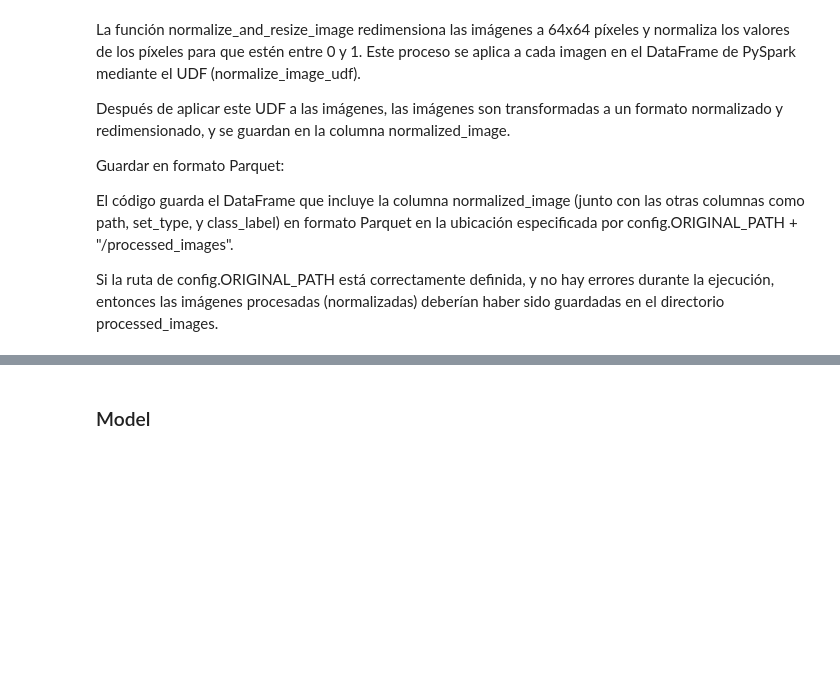
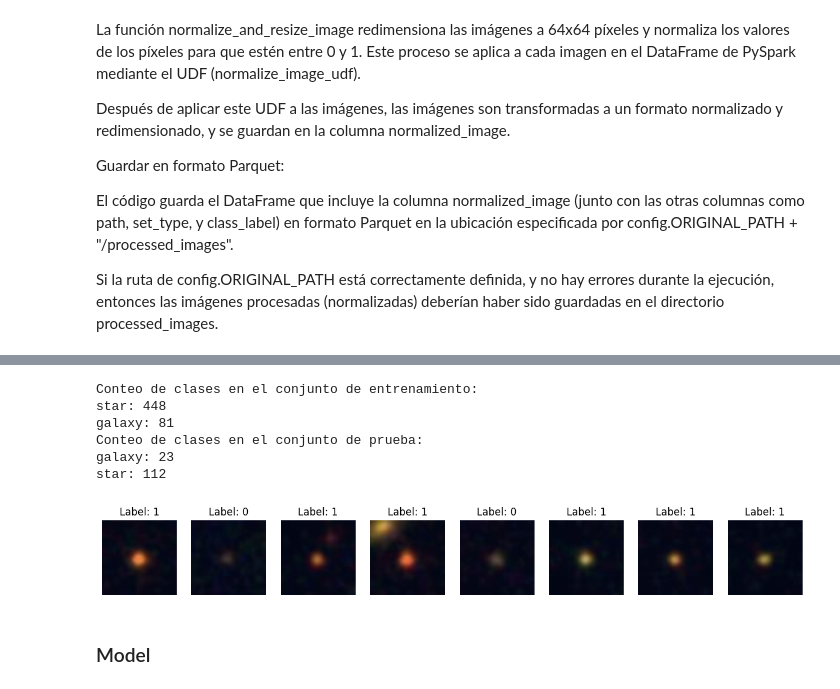
Before and after one commit to Gonzatorra/bigDataAstronomy, a Jupyter notebook: process.ipynb, the cells around one changed output, grey strips where cells are left out. Saved outputs shown, nothing was run; the diff lists cells and outputs as text; code cells hidden in the pictures; blank space fills up the shorter version.

```diff
--- a/process.ipynb
+++ b/process.ipynb
@@ -559,3 +501,22 @@ df.select("path", "set_type", "class_label", "normalized_image").write.parquet(c
+# %%
+import torch
+from torch.utils.data import DataLoader
+from torchvision import datasets, transforms
+
+# Definir las transformaciones para preprocesar las imágenes
+transform = transforms.Compose([
+    transforms.Resize((224, 224)),  # Redimensionar las imágenes a 224x224
+    transforms.ToTensor(),          # Convertir las imágenes a tensores
+    transforms.Normalize(mean=[0.485, 0.456, 0.406], std=[0.229, 0.224, 0.225])  # Normalizar las imágenes
+])
+
+# Cargar los conjuntos de entrenamiento y prueba
+train_dataset = datasets.ImageFolder(root='/home/haizeagonzalez/bigData/images/train', transform=transform)
+test_dataset = datasets.ImageFolder(root='/home/haizeagonzalez/bigData/images/test', transform=transform)
+
+# Crear los DataLoaders
+train_loader = DataLoader(train_dataset, batch_size=32, shuffle=True)
+test_loader = DataLoader(test_dataset, batch_size=32, shuffle=False)
 # %% [markdown]
 La función normalize_and_resize_image redimensiona las imágenes a 64x64 píxeles y normaliza los valores de los píxeles para que estén entre 0 y 1. Este proceso se aplica a cada imagen en el DataFrame de PySpark mediante el UDF (normalize_image_udf).
 
@@ -585,3 +530,63 @@ plt.show()
+# %%
+from collections import Counter
+
+# Función para contar las clases en un DataLoader
+def count_classes(data_loader):
+    class_counts = Counter()
+    for _, labels in data_loader:
+        class_counts.update(labels.numpy())  # Actualizar el contador de clases
+    return class_counts
+
+# Contar las clases en el conjunto de entrenamiento
+train_class_counts = count_classes(train_loader)
+print("Conteo de clases en el conjunto de entrenamiento:")
+for class_idx, count in train_class_counts.items():
+    class_name = train_dataset.classes[class_idx]
+    print(f"{class_name}: {count}")
+
+# Contar las clases en el conjunto de prueba
+test_class_counts = count_classes(test_loader)
+print("Conteo de clases en el conjunto de prueba:")
+for class_idx, count in test_class_counts.items():
+    class_name = test_dataset.classes[class_idx]
+    print(f"{class_name}: {count}")
+# %% [output]
+Conteo de clases en el conjunto de entrenamiento:
+star: 448
+galaxy: 81
+Conteo de clases en el conjunto de prueba:
+galaxy: 23
+star: 112
+# %%
+import matplotlib.pyplot as plt
+import numpy as np
+import torch
+
+# Obtener las primeras 5 imágenes y sus etiquetas del DataLoader
+def show_images(data_loader, num_images=5):
+    # Iterar sobre el DataLoader
+    data_iter = iter(data_loader)
+    images, labels = next(data_iter)
+
+    # Mostrar las imágenes
+    fig, axes = plt.subplots(1, num_images, figsize=(15, 15))
+
+    for i in range(num_images):
+        # Convertir el tensor de la imagen a un formato adecuado para mostrar
+        image = images[i].permute(1, 2, 0).numpy()  # Cambiar el orden de las dimensiones para que sea (H, W, C)
+        image = np.clip(image * 0.225 + 0.485, 0, 1)  # Deshacer la normalización
+
+        ax = axes[i]
+        ax.imshow(image)
+        ax.set_title(f"Label: {labels[i].item()}")
+        ax.axis('off')
+
+    plt.show()
+
+# Mostrar las primeras 5 imágenes del conjunto de entrenamiento
+show_images(train_loader, num_images=8)
+# %% [output]
+[figure, added]
 # %% [markdown]
 ### Model
 # %% [markdown]
```
Also changed, not shown: parts of 14 cells of this notebook.
